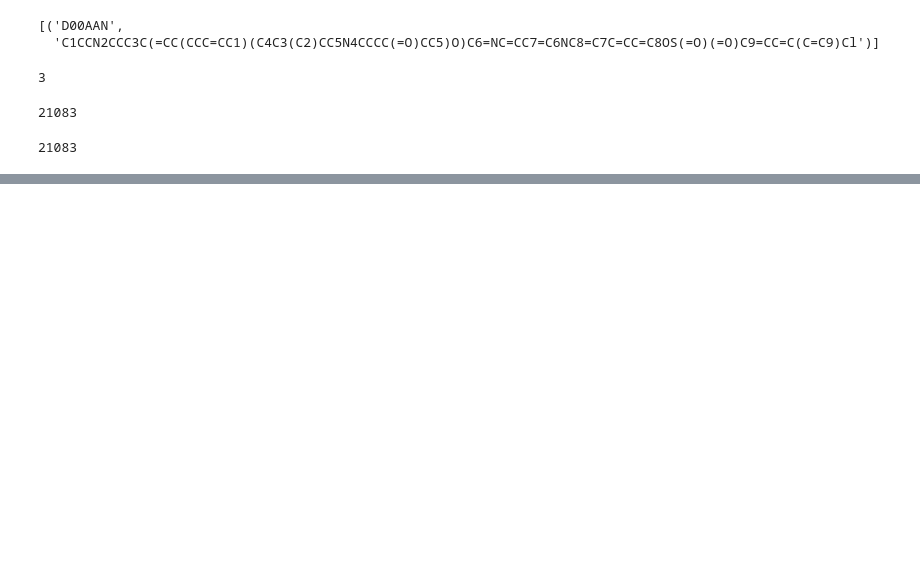
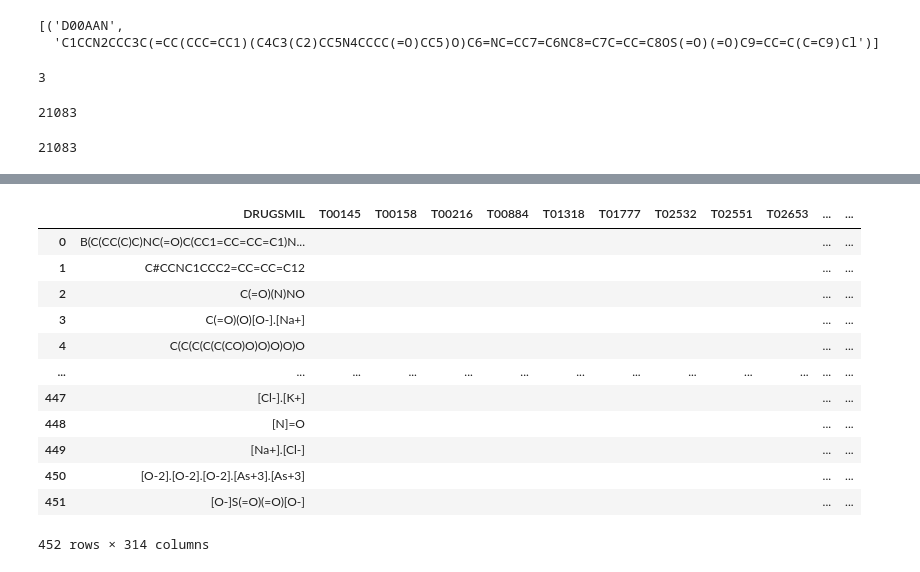
Before and after one commit to marcustan-94/ddi, a Jupyter notebook: notebooks/ys_feat_aug_txt.ipynb, the cells around one changed output, grey strips where cells are left out. Drawn from its saved outputs; the diff is of its cells as text; code cells hidden in the pictures; blank space fills up the shorter version.

```diff
--- a/notebooks/ys_feat_aug_txt.ipynb
+++ b/notebooks/ys_feat_aug_txt.ipynb
@@ -82,0 +218,2 @@ id_df.head()
+# %%
+drug_df5 = pd.concat([drug_df4,drug_df3], axis=1)
@@ -82,0 +236,23 @@ id_df.head()
+# %%
+drug_df6 = drug_df5.fillna('')
+drug_df6 = drug_df6.groupby('DRUGSMIL').agg(lambda x: ''.join(x.unique()))
+# %%
+drug_df6.reset_index(drop=False, inplace=True)
+# %%
+drug_df7 = drug_df6.drop(columns = 'DrugID')
+# %%
+drug_df7
+# %% [output]
+|  | DRUGSMIL | T00145 | T00158 | T00216 | T00884 | T01318 | T01777 | T02532 | T02551 | T02653 | ... | ... |
+| 0 | B(C(CC(C)C)NC(=O)C(CC1=CC=CC=C1)N... |  |  |  |  |  |  |  |  |  | ... | ... |
+| 1 | C#CCNC1CCC2=CC=CC=C12 |  |  |  |  |  |  |  |  |  | ... | ... |
+| 2 | C(=O)(N)NO |  |  |  |  |  |  |  |  |  | ... | ... |
+| 3 | C(=O)(O)[O-].[Na+] |  |  |  |  |  |  |  |  |  | ... | ... |
+| 4 | C(C(C(C(C(CO)O)O)O)O)O |  |  |  |  |  |  |  |  |  | ... | ... |
+| ... | ... | ... | ... | ... | ... | ... | ... | ... | ... | ... | ... | ... |
+| 447 | [Cl-].[K+] |  |  |  |  |  |  |  |  |  | ... | ... |
+| 448 | [N]=O |  |  |  |  |  |  |  |  |  | ... | ... |
+| 449 | [Na+].[Cl-] |  |  |  |  |  |  |  |  |  | ... | ... |
+| 450 | [O-2].[O-2].[O-2].[As+3].[As+3] |  |  |  |  |  |  |  |  |  | ... | ... |
+| 451 | [O-]S(=O)(=O)[O-] |  |  |  |  |  |  |  |  |  | ... | ... |
+452 rows × 314 columns
```
Also changed, not shown: parts of 41 cells of this notebook, 3 other files.
